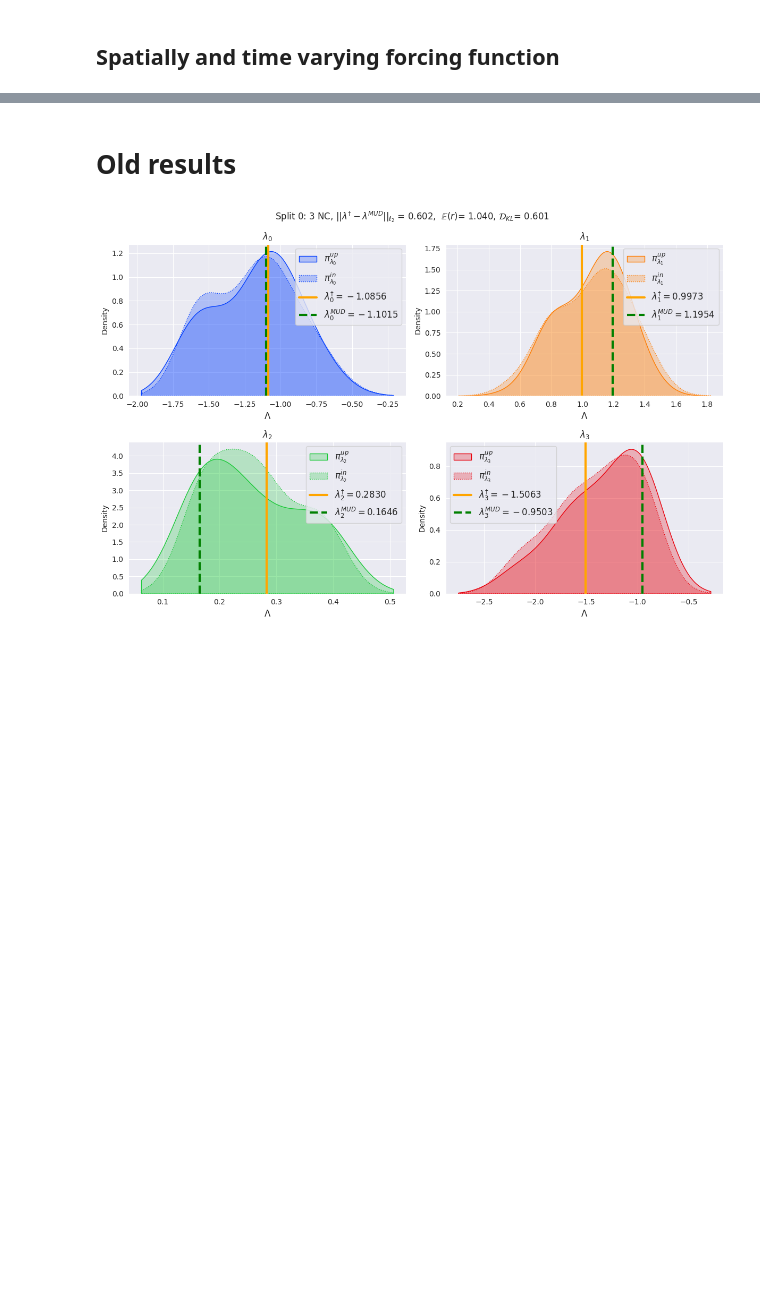
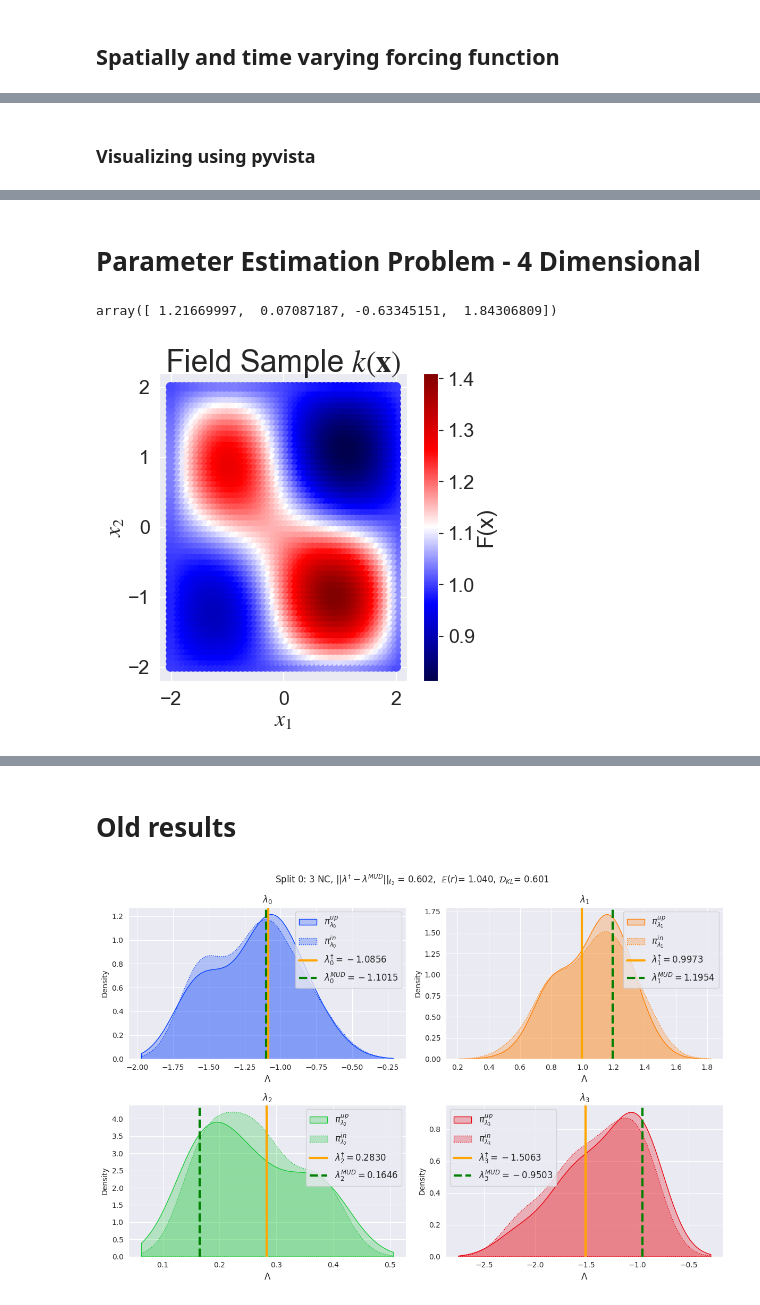
Before and after one commit to UT-CHG/pyDCI, a Jupyter notebook: notebooks/Examples/HeatEquation.ipynb, the cells around one changed output, grey strips where cells are left out. Drawn from its saved outputs; the diff is of its cells as text; code cells hidden in the pictures; blank space fills up the shorter version.

Commit message:
:fire: Heat equation - 4-dim Parameter Estimation

```diff
--- a/notebooks/Examples/HeatEquation.ipynb
+++ b/notebooks/Examples/HeatEquation.ipynb
@@ -290,3 +290,5 @@ hm2.get_data(2.0)
+# %% [markdown]
+### Visualizing using pyvista
 # %%
 snapshots = hm2.take_snaps(hm2.data[0], sample_ts=0.01)
 hm2.output_gif(snapshots, gif_name='u_time_forced.gif')
@@ -294,3 +296,13 @@ Image(url='u_time_forced.gif')
 # %% [output]
 |███████████████████████████████████████▊⚠︎ (!) 199/200 [100%] in 9.8s (20.40/s)
 [interactive output not drawn]
+# %% [markdown]
+# Parameter Estimation Problem - 4 Dimensional
+# %%
+hm2.lam_true
+# %% [output]
+array([ 1.21669997,  0.07087187, -0.63345151,  1.84306809])
+# %%
+hm2.plot_field()
+# %% [output]
+[figure, added]
```
Also changed, not shown: parts of 11 cells of this notebook, 1 other file.
